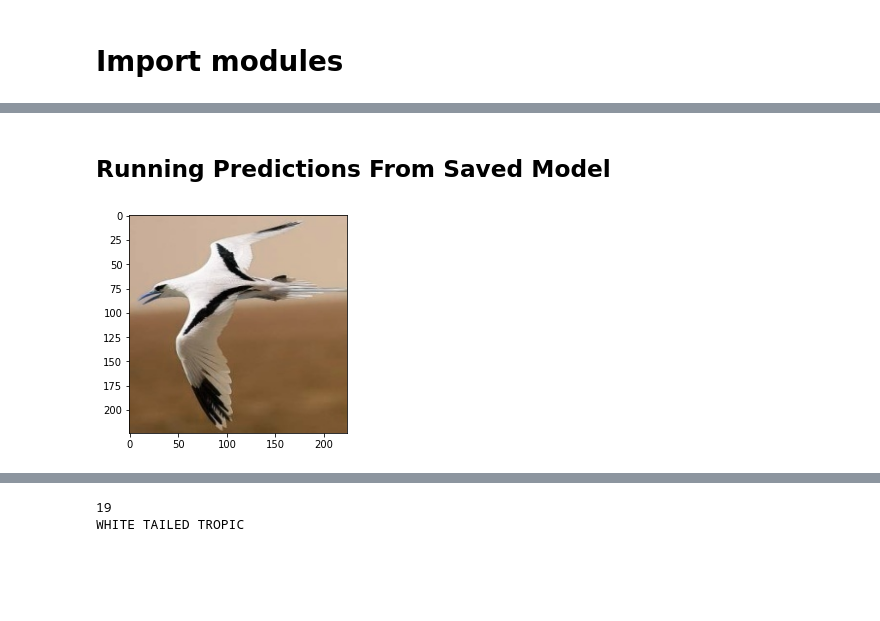
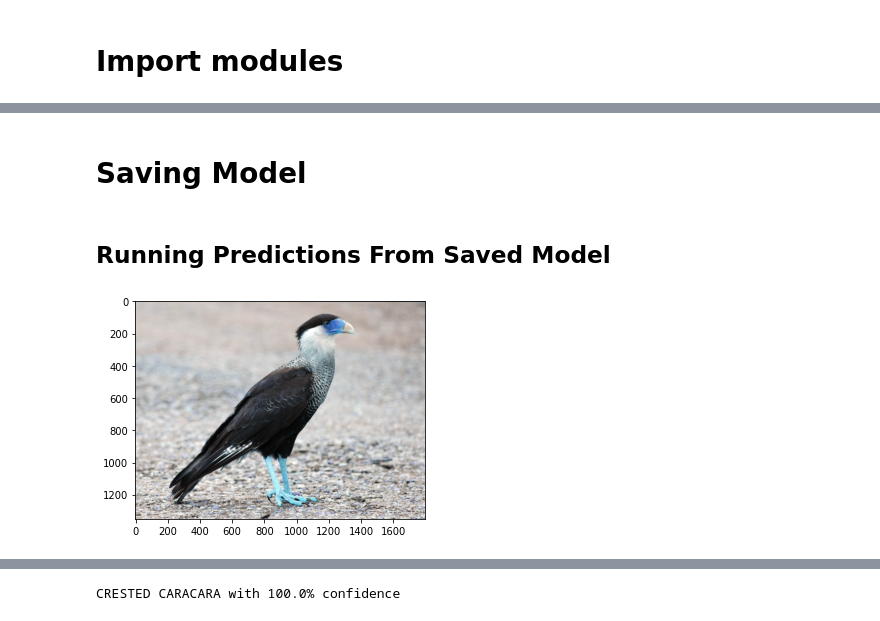
Before and after one commit to Shaunmak1214/birds-classifier, a Jupyter notebook: vit.ipynb, the cells around one changed output, grey strips where cells are left out. Drawn from its saved outputs; the diff is of its cells as text; code cells hidden in the pictures; blank space fills up the shorter version.

```diff
--- a/vit.ipynb
+++ b/vit.ipynb
@@ -165,3 +335,5 @@ print("Test Accuracy:", test_acc)
+# %% [markdown]
+# Saving Model
 # %%
 model.save("./models/vit_l32_finetuned.h5")
 # %% [markdown]
@@ -170,26 +342,28 @@ model.save("./models/vit_l32_finetuned.h5")
 def decode (predicted_arr):
   train_path = './dataset/20train'
 
-  all_birds_cat = np.array(sorted(list(os.listdir(train_path))))
+  all_birds_cat = np.array(list(sorted(os.listdir(train_path))))
   for i, pred in enumerate(predicted_arr):
-    return all_birds_cat[np.argmax(pred)]
+    confidence = np.round(np.max(pred) * 100, 2)
+    return (all_birds_cat[np.argmax(pred)], confidence)
 # %%
-from tensorflow.keras.models import load_model
+import tensorflow as tf
 
-model = load_model('./models/vit_l32_finetuned.h5')
+model = tf.keras.models.load_model('./models/vit_l32_finetuned.h5')
 
-predict_image_path = './dataset/20test/WHITE TAILED TROPIC/1.jpg'
+predict_image_path = './dataset/images to test/20.jpg'
 
 plt.imshow(cv2.imread(predict_image_path))
 plt.show();
+
 img = load_img(predict_image_path, target_size=(224,224))
 img = img_to_array(img)
 img = img.reshape((1, img.shape[0], img.shape[1], img.shape[2]))
 img = vit.preprocess_inputs(img)
 
 predictions = model.predict(img)
-label = decode(predictions)
+label, confidence = decode(predictions)
 
-print(label)
+print(label + ' with ' + str(confidence) + '% confidence')
 # %% [output]
-[figure, old version]
+[figure, new version]
@@ -197,2 +371 @@ print(label)
-19
-WHITE TAILED TROPIC
+CRESTED CARACARA with 100.0% confidence
```
Also changed, not shown: parts of 20 cells of this notebook, 6 other files.
